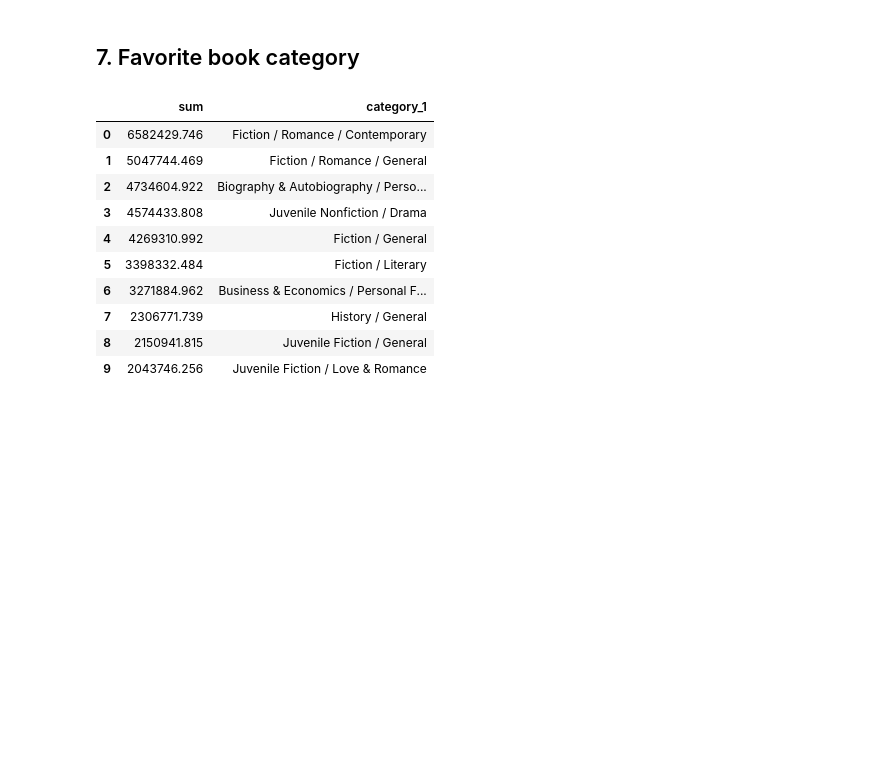
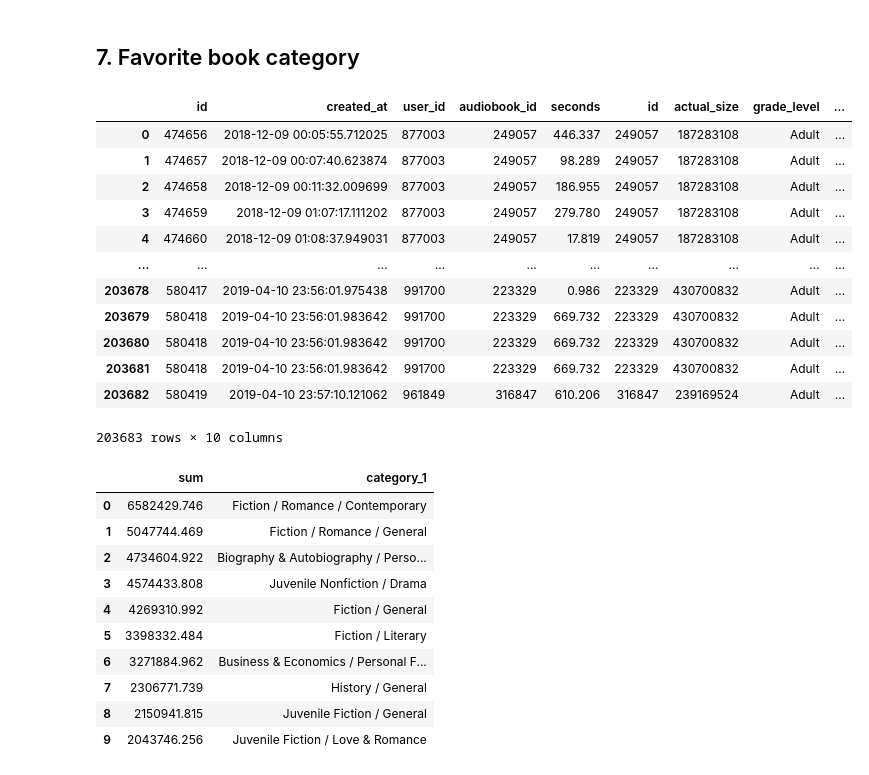
Before and after one commit to Luisehica/Audioplays_Dash, a Jupyter notebook: EDA/Database Analysis and Exploration.ipynb, the cells around one changed output. Saved outputs shown, nothing was run; the diff lists cells and outputs as text; code cells hidden in the pictures; blank space fills up the shorter version.

```diff
--- a/EDA/Database Analysis and Exploration.ipynb
+++ b/EDA/Database Analysis and Exploration.ipynb
@@ -251,5 +248,43 @@ Text(0.5, 0, 'Year - Month')
 # %% [markdown]
 ## 7. Favorite book category
+# %%
+runQuery("""
+    WITH books_without_cat AS (
+        SELECT id
+            , actual_size
+            , grade_level
+            , UNNEST(book_category_codes) AS book_category_code
+        FROM audiobook
+    )
+    , books_cat AS (
+        SELECT bwc.id
+            , actual_size
+            , grade_level
+            , book_category_code
+            , name
+        FROM books_without_cat bwc
+        LEFT JOIN book_categories bc
+        ON bwc.book_category_code = bc.book_cateogory_code
+    )
+    SELECT DISTINCT *
+    FROM audiobook_plays abp
+    INNER JOIN books_cat bc
+    ON bc.id = abp.audiobook_id;
+""")
+# %% [output]
+|  | id | created_at | user_id | audiobook_id | seconds | id | actual_size | grade_level | ... |
+| 0 | 474656 | 2018-12-09 00:05:55.712025 | 877003 | 249057 | 446.337 | 249057 | 187283108 | Adult | ... |
+| 1 | 474657 | 2018-12-09 00:07:40.623874 | 877003 | 249057 | 98.289 | 249057 | 187283108 | Adult | ... |
+| 2 | 474658 | 2018-12-09 00:11:32.009699 | 877003 | 249057 | 186.955 | 249057 | 187283108 | Adult | ... |
+| 3 | 474659 | 2018-12-09 01:07:17.111202 | 877003 | 249057 | 279.780 | 249057 | 187283108 | Adult | ... |
+| 4 | 474660 | 2018-12-09 01:08:37.949031 | 877003 | 249057 | 17.819 | 249057 | 187283108 | Adult | ... |
+| ... | ... | ... | ... | ... | ... | ... | ... | ... | ... |
+| 203678 | 580417 | 2019-04-10 23:56:01.975438 | 991700 | 223329 | 0.986 | 223329 | 430700832 | Adult | ... |
+| 203679 | 580418 | 2019-04-10 23:56:01.983642 | 991700 | 223329 | 669.732 | 223329 | 430700832 | Adult | ... |
+| 203680 | 580418 | 2019-04-10 23:56:01.983642 | 991700 | 223329 | 669.732 | 223329 | 430700832 | Adult | ... |
+| 203681 | 580418 | 2019-04-10 23:56:01.983642 | 991700 | 223329 | 669.732 | 223329 | 430700832 | Adult | ... |
+| 203682 | 580419 | 2019-04-10 23:57:10.121062 | 961849 | 316847 | 610.206 | 316847 | 239169524 | Adult | ... |
+203683 rows × 10 columns
 # %%
 runQuery("""
     WITH books(book_id, category_1) AS (
```
Also changed, not shown: parts of 3 cells of this notebook, 11 other files.
